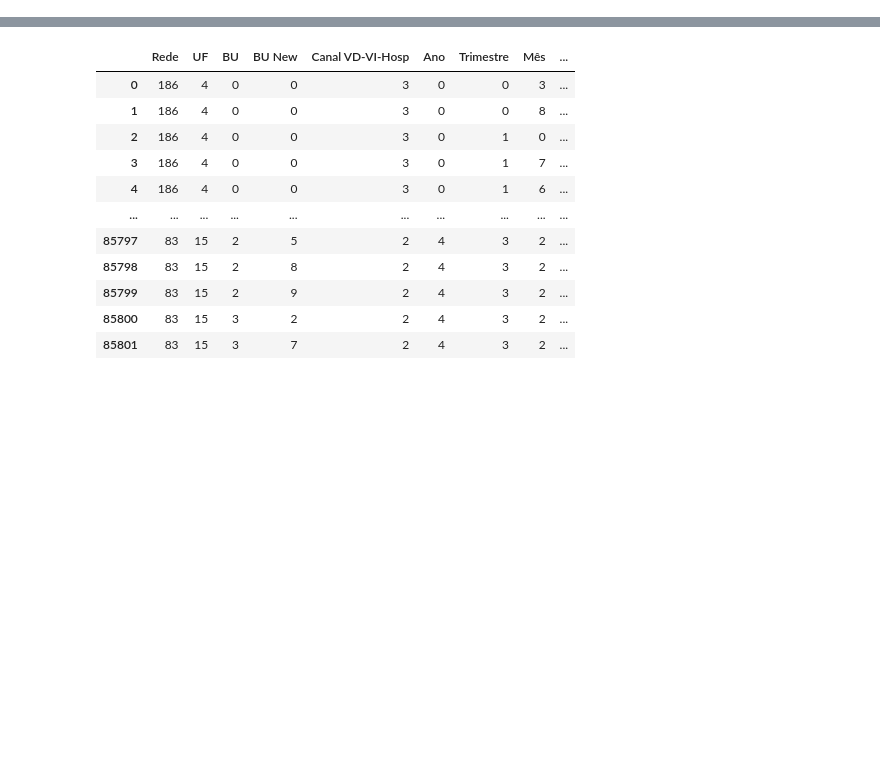
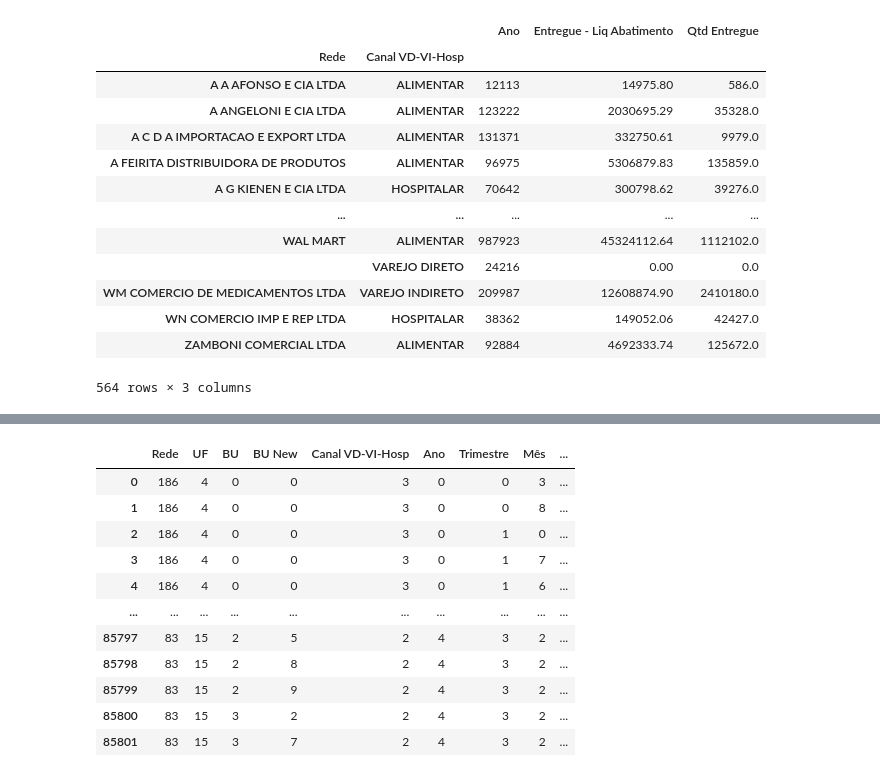
Before and after one commit to diullio/final_project_ada, a Jupyter notebook: teste.ipynb, the cells around one changed output, grey strips where cells are left out. Drawn from its saved outputs; the diff is of its cells as text; code cells hidden in the pictures; blank space fills up the shorter version.

```diff
--- a/teste.ipynb
+++ b/teste.ipynb
@@ -18,0 +26,17 @@ df.tail(5)
+# %%
+df.groupby(['Rede', "Canal VD-VI-Hosp"]).sum(['Qtd Entregue', 'Entregue - Liq Abatimento'])
+# %% [output]
+|  |  | Ano | Entregue - Liq Abatimento | Qtd Entregue |
+| Rede | Canal VD-VI-Hosp |  |  |  |
+| A A AFONSO E CIA LTDA | ALIMENTAR | 12113 | 14975.80 | 586.0 |
+| A ANGELONI E CIA LTDA | ALIMENTAR | 123222 | 2030695.29 | 35328.0 |
+| A C D A IMPORTACAO E EXPORT LTDA | ALIMENTAR | 131371 | 332750.61 | 9979.0 |
+| A FEIRITA DISTRIBUIDORA DE PRODUTOS | ALIMENTAR | 96975 | 5306879.83 | 135859.0 |
+| A G KIENEN E CIA LTDA | HOSPITALAR | 70642 | 300798.62 | 39276.0 |
+| ... | ... | ... | ... | ... |
+| WAL MART | ALIMENTAR | 987923 | 45324112.64 | 1112102.0 |
+|  | VAREJO DIRETO | 24216 | 0.00 | 0.0 |
+| WM COMERCIO DE MEDICAMENTOS LTDA | VAREJO INDIRETO | 209987 | 12608874.90 | 2410180.0 |
+| WN COMERCIO IMP E REP LTDA | HOSPITALAR | 38362 | 149052.06 | 42427.0 |
+| ZAMBONI COMERCIAL LTDA | ALIMENTAR | 92884 | 4692333.74 | 125672.0 |
+564 rows × 3 columns
```
Also changed, not shown: parts of 5 cells of this notebook, 2 other files.
